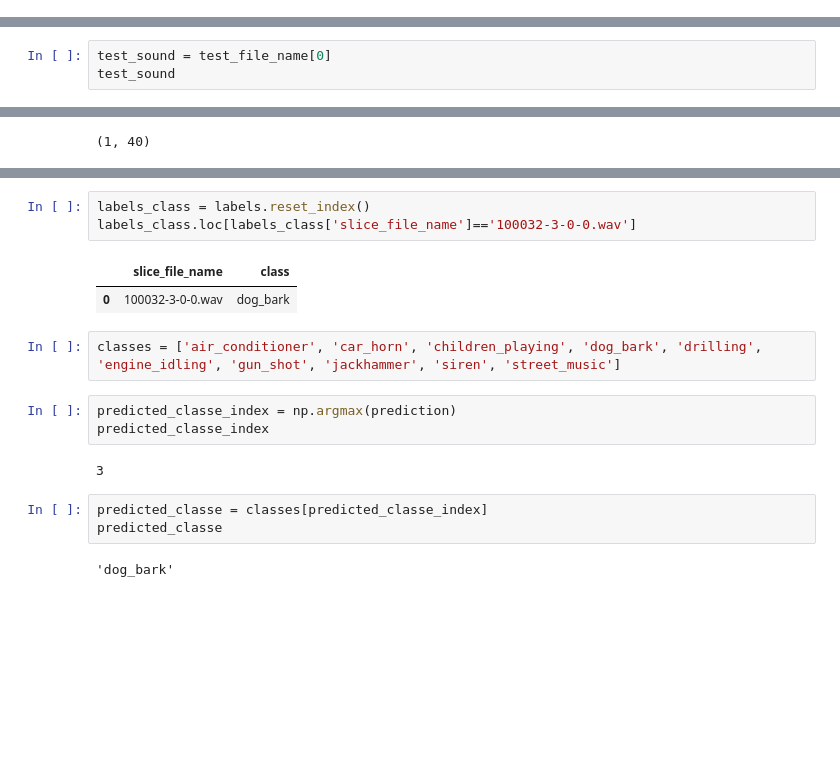
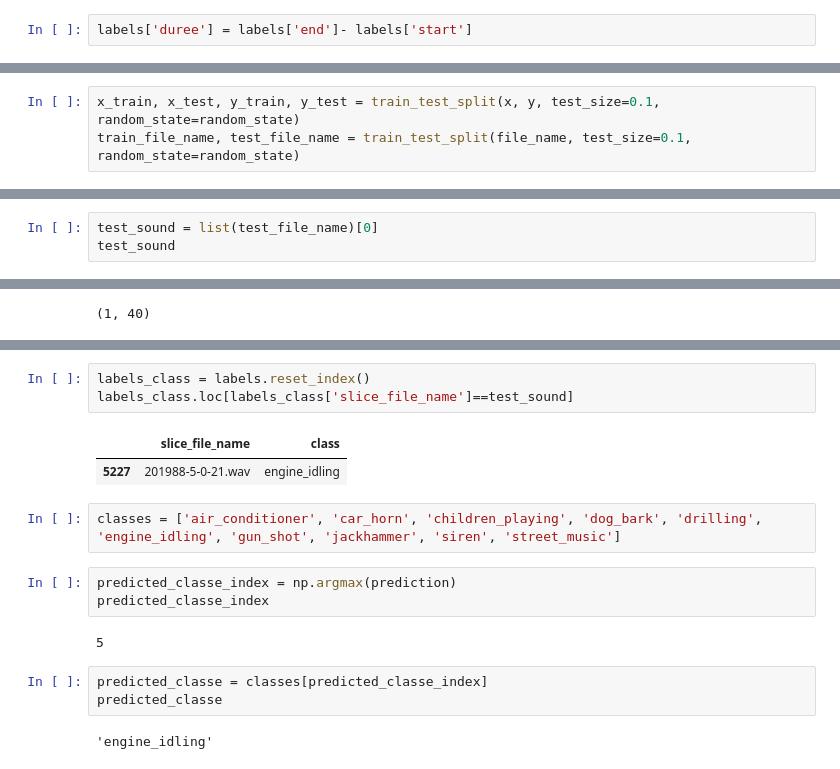
Before and after one commit to Alexandre-Lin/birds, a Jupyter notebook: notebooks/urbansound8k_analysis.ipynb, the cells around one changed output, grey strips where cells are left out. Cells and saved outputs as stored; diff of their text form; blank space fills up the shorter version.

```diff
--- a/notebooks/urbansound8k_analysis.ipynb
+++ b/notebooks/urbansound8k_analysis.ipynb
@@ -93,0 +114,2 @@ classes
+# %%
+labels['duree'] = labels['end']- labels['start']
@@ -324,0 +459,3 @@ model.save("../model/urbansound8k.h5")
+# %%
+x_train, x_test, y_train, y_test = train_test_split(x, y, test_size=0.1, random_state=random_state)
+train_file_name, test_file_name = train_test_split(file_name, test_size=0.1, random_state=random_state)
@@ -329,4 +677,4 @@ model = keras.models.load_model("../model/urbansound8k.h5")
 # %%
-test_sound = test_file_name[0]
+test_sound = list(test_file_name)[0]
 test_sound
 # %% [output]
@@ -371,21 +719,21 @@ plt.plot(prediction)
 # %%
 labels_class = labels.reset_index()
-labels_class.loc[labels_class['slice_file_name']=='100032-3-0-0.wav']
+labels_class.loc[labels_class['slice_file_name']==test_sound]
 # %% [output]
 |  | slice_file_name | class |
-| 0 | 100032-3-0-0.wav | dog_bark |
+| 5227 | 201988-5-0-21.wav | engine_idling |
 # %%
 classes = ['air_conditioner', 'car_horn', 'children_playing', 'dog_bark', 'drilling', 'engine_idling', 'gun_shot', 'jackhammer', 'siren', 'street_music']
 # %%
 predicted_classe_index = np.argmax(prediction)
 predicted_classe_index
 # %% [output]
-3
+5
 # %%
 predicted_classe = classes[predicted_classe_index]
 predicted_classe
 # %% [output]
-'dog_bark'
+'engine_idling'
 # %%
 print(f'La prédiction de la classe pour le fichier {test_sound} est : {predicted_classe} avec {prediction[predicted_classe_index]*100}% de précision.')
 # %% [output]
```
Also changed, not shown: parts of 45 cells of this notebook, 1 other file.
